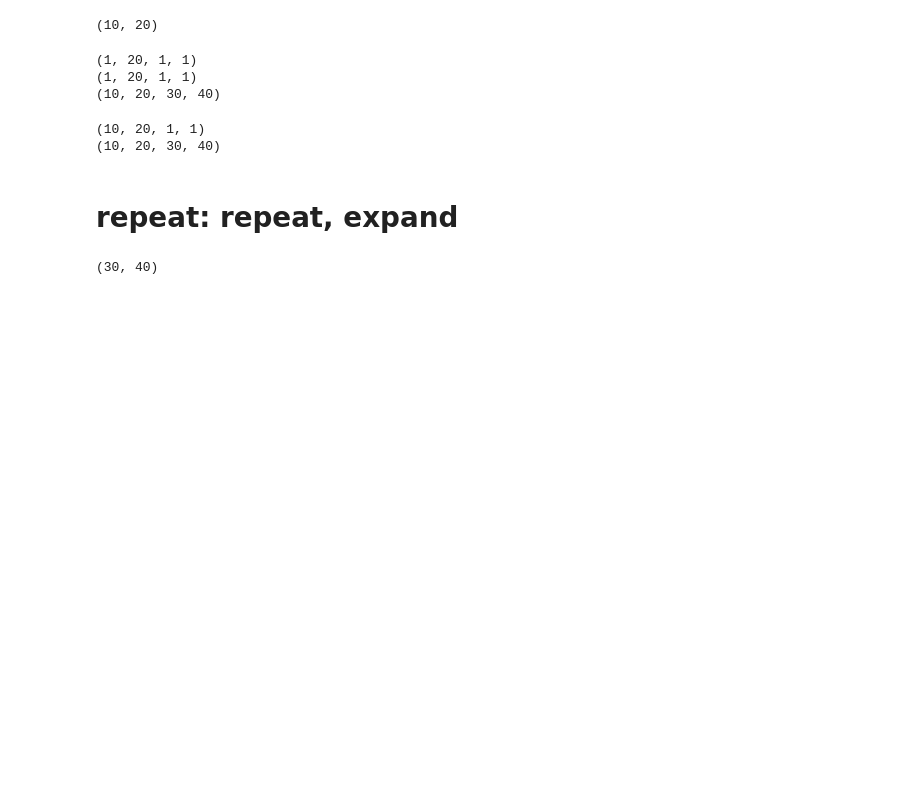
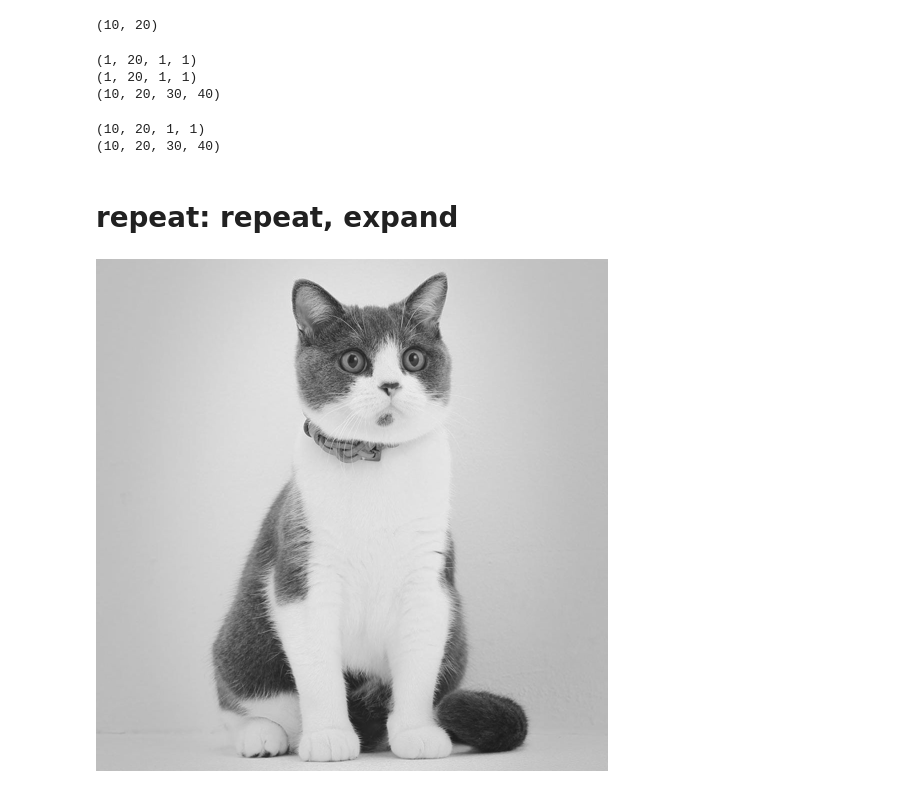
Before and after one commit to NagatoYuki0943/DL, a Jupyter notebook: Pytorch/01_PyTorch基本/05数学运算/einops einsum&rearrange&repeat&reduce.ipynb, the cells around one changed output. Cells and saved outputs as stored; diff of their text form; code cells hidden in the pictures; blank space fills up the shorter version.

```diff
--- a/Pytorch/01_PyTorch基本/05数学运算/einops einsum&rearrange&repeat&reduce.ipynb
+++ b/Pytorch/01_PyTorch基本/05数学运算/einops einsum&rearrange&repeat&reduce.ipynb
@@ -221,9 +222,9 @@ print((x - reduce(x, 'b c h w -> b c () ()', 'mean')).shape)
 # repeat: repeat, expand
 # %%
 # a grayscale image (of shape height x width)
-image = np.random.randn(30, 40)
-image.shape
+image = Image.open("cat4.jpg").resize((512, 512)).convert('L')
+image
 # %% [output]
-(30, 40)
+[figure, added]
 # %%
 # change it to RGB format by repeating in each channel
```
Also changed, not shown: parts of 10 cells of this notebook, 1 other file.
